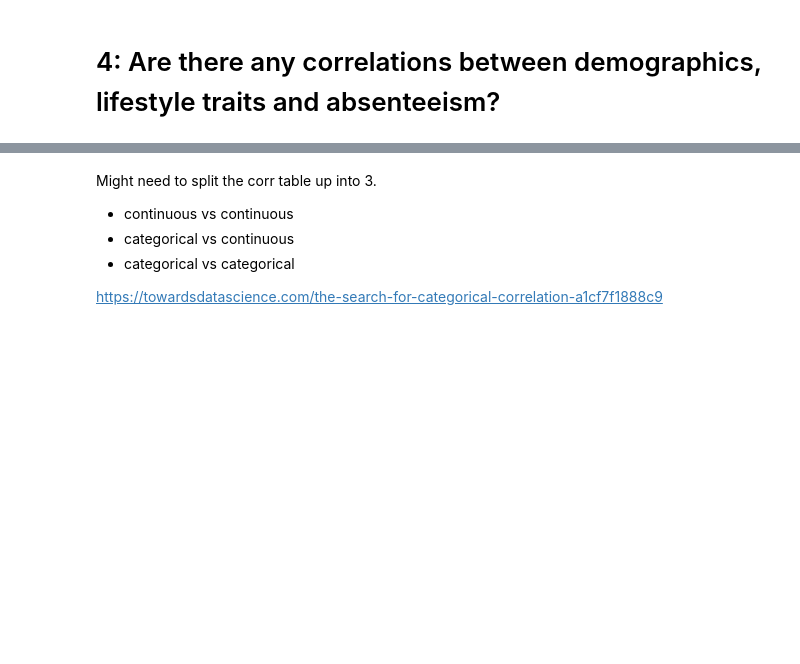
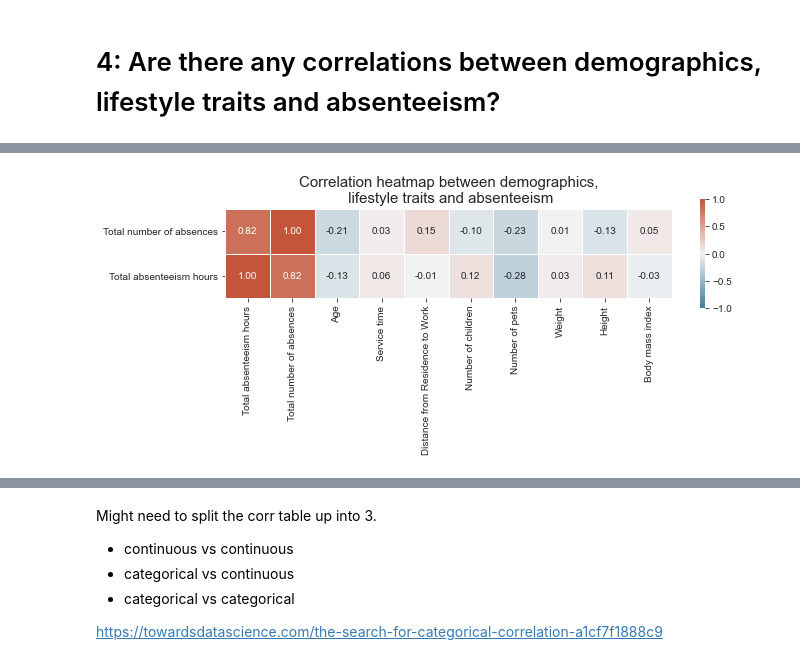
Before and after one commit to diweiho/Absenteeism-at-work, a Jupyter notebook: analysis.ipynb, the cells around one changed output, grey strips where cells are left out. Saved outputs shown, nothing was run; the diff lists cells and outputs as text; code cells hidden in the pictures; blank space fills up the shorter version.

```diff
--- a/analysis.ipynb
+++ b/analysis.ipynb
@@ -319,7 +341,7 @@ for row in range(3):
         else:
             if 6 <= num <= 10:
                 sns.countplot(x=summ_df.columns[num], data=summ_df, ax=axes[row,col],
-                              color='steelblue', alpha=0.5, edgecolor='black', linewidth=1)
+                              color='steelblue', alpha=0.5, edgecolor='black', linewidth=1.5)
             else:
                 sns.histplot(summ_df[summ_df.columns[num]], ax=axes[row,col],
                          kde=True, color='steelblue', edgecolor='black')
@@ -372,0 +437,18 @@ plt.show()
+# %%
+num_abs_corr = pd.DataFrame()
+for col in summ_df.columns:
+    if col in ['Education', 'Social drinker', 'Social smoker']:
+        continue
+    else:
+        num_abs_corr.loc['Total number of absences',col] = summ_df['Total number of absences'].corr(summ_df[col])
+        num_abs_corr.loc['Total absenteeism hours',col] = summ_df['Total absenteeism hours'].corr(summ_df[col])
+
+num_abs_corr.drop(['ID'], axis=1, inplace=True)
+fig, ax = plt.subplots(figsize=(10,2))
+sns.heatmap(num_abs_corr, cmap=cmap, vmax=1, vmin=-1, center=0, annot=True, fmt='.2f',
+                square=True, linewidths=0.5)
+title = 'Correlation heatmap between demographics,\n lifestyle traits and absenteeism'
+plt.title(title, fontdict={'fontsize':15})
+plt.show()
+# %% [output]
+[figure, added]
```
Also changed, not shown: parts of 20 cells of this notebook.
